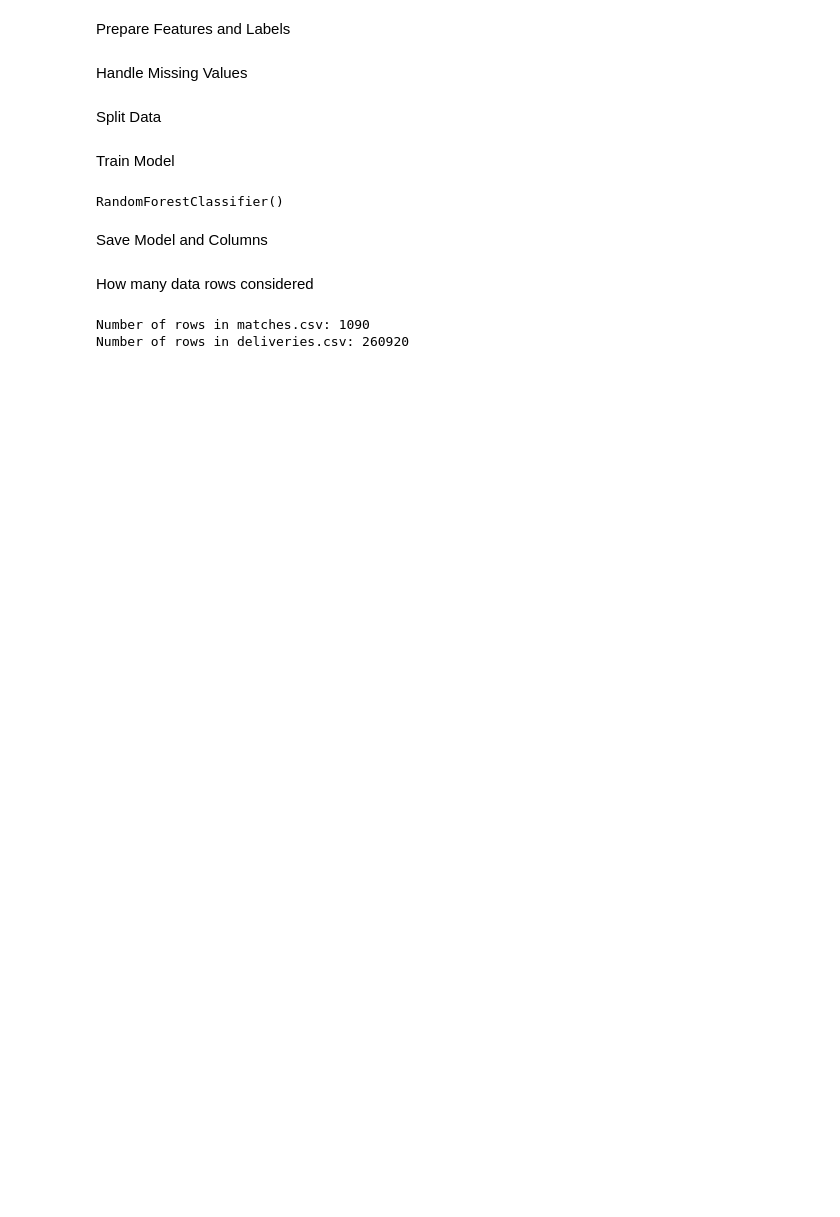
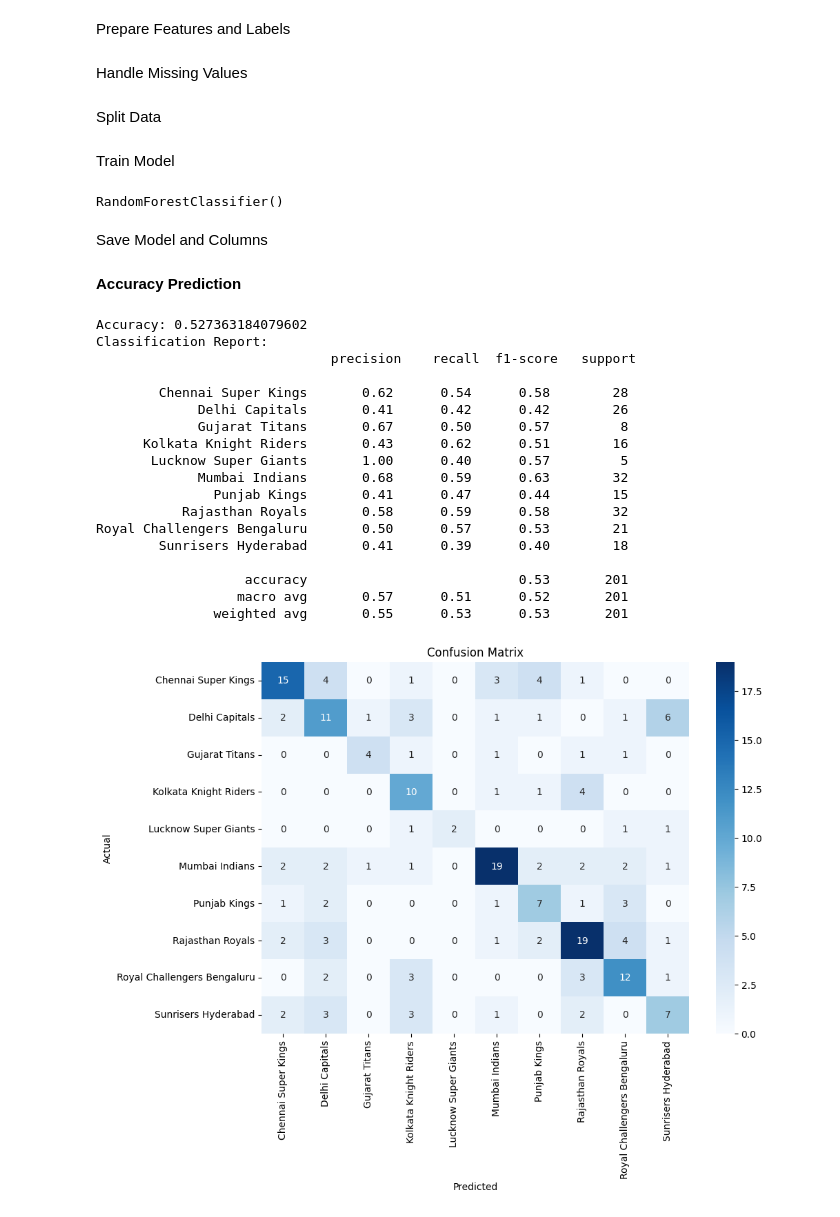
Before and after one commit to Mufli-Mohideen/Machine-Learning-Project, a Jupyter notebook: MachineLearningProject.ipynb, the cells around one changed output. Saved outputs shown, nothing was run; the diff lists cells and outputs as text; code cells hidden in the pictures; blank space fills up the shorter version.

Commit message:
working basic model

```diff
--- a/MachineLearningProject.ipynb
+++ b/MachineLearningProject.ipynb
@@ -29,0 +50,7 @@ deliveries.fillna({'extras_type': 'None', 'dismissal_kind': 'None', 'fielder': '
+# %%
+# Define the current IPL teams
+current_teams = [
+    'Kolkata Knight Riders', 'Chennai Super Kings', 'Mumbai Indians',
+    'Rajasthan Royals', 'Sunrisers Hyderabad', 'Royal Challengers Bengaluru',
+    'Punjab Kings', 'Delhi Capitals', 'Gujarat Titans', 'Lucknow Super Giants'
+]
@@ -29,0 +59,14 @@ deliveries.fillna({'extras_type': 'None', 'dismissal_kind': 'None', 'fielder': '
+# %%
+# Replace old team names with current names
+team_name_mapping = {
+    'Royal Challengers Bangalore': 'Royal Challengers Bengaluru',
+    'Delhi Daredevils': 'Delhi Capitals',
+    'Kings XI Punjab': 'Punjab Kings',
+    'Rising Pune Supergiants': 'Rising Pune Supergiant',
+    'Deccan Chargers': 'Sunrisers Hyderabad',
+    'Gujarat Lions': 'Gujarat Titans'
+}
+
+matches['team1'] = matches['team1'].replace(team_name_mapping)
+matches['team2'] = matches['team2'].replace(team_name_mapping)
+matches['winner'] = matches['winner'].replace(team_name_mapping)
@@ -29,0 +139,3 @@ deliveries.fillna({'extras_type': 'None', 'dismissal_kind': 'None', 'fielder': '
+# %%
+# Filter matches dataframe to include only current teams
+matches = matches[matches['team1'].isin(current_teams) & matches['team2'].isin(current_teams)]
@@ -68,15 +196,5 @@ with open('model.pkl', 'wb') as f:
 
 with open('model_columns.pkl', 'wb') as f:
     pickle.dump(model_columns, f)
-# %% [markdown]
-How many data rows considered
-# %%
-# Check number of rows in each dataset
-matches_count = len(matches)
-deliveries_count = len(deliveries)
-
-print(f"Number of rows in matches.csv: {matches_count}")
-print(f"Number of rows in deliveries.csv: {deliveries_count}")
-# %% [output]
-Number of rows in matches.csv: 1090
-Number of rows in deliveries.csv: 260920
+# %% [markdown]
+**Accuracy Prediction**
@@ -82,0 +205,36 @@ Number of rows in deliveries.csv: 260920
+# %%
+# Predict on the test set
+y_pred = model.predict(X_test)
+
+# Calculate and print additional metrics
+print("Accuracy:", accuracy_score(y_test, y_pred))
+print("Classification Report:\n", classification_report(y_test, y_pred))
+
+# Confusion Matrix
+conf_matrix = confusion_matrix(y_test, y_pred)
+plt.figure(figsize=(10, 7))
+sns.heatmap(conf_matrix, annot=True, fmt='d', cmap='Blues', xticklabels=model.classes_, yticklabels=model.classes_)
+plt.ylabel('Actual')
+plt.xlabel('Predicted')
+plt.title('Confusion Matrix')
+plt.show()
+# %% [output]
+Accuracy: 0.527363184079602
+Classification Report:
+                              precision    recall  f1-score   support
+
+        Chennai Super Kings       0.62      0.54      0.58        28
+             Delhi Capitals       0.41      0.42      0.42        26
+             Gujarat Titans       0.67      0.50      0.57         8
+      Kolkata Knight Riders       0.43      0.62      0.51        16
+       Lucknow Super Giants       1.00      0.40      0.57         5
+             Mumbai Indians       0.68      0.59      0.63        32
+               Punjab Kings       0.41      0.47      0.44        15
+           Rajasthan Royals       0.58      0.59      0.58        32
+Royal Challengers Bengaluru       0.50      0.57      0.53        21
+        Sunrisers Hyderabad       0.41      0.39      0.40        18
+
+                   accuracy                           0.53       201
+                  macro avg       0.57      0.51      0.52       201
+               weighted avg       0.55      0.53      0.53       201
+[figure, added]
```
Also changed, not shown: parts of 19 cells of this notebook, 7 other files.
